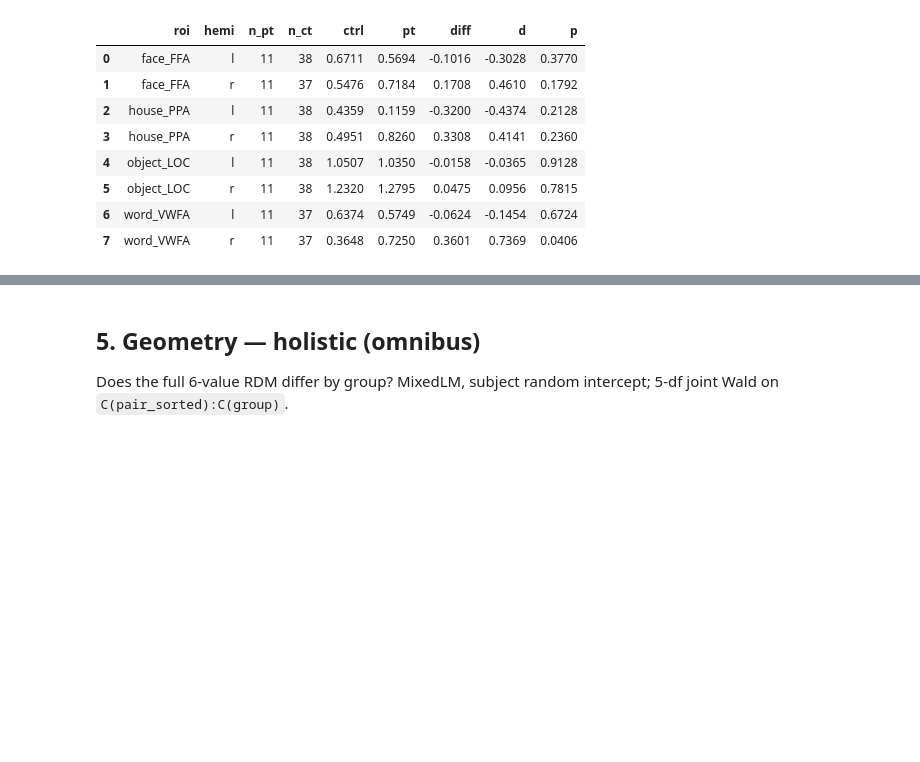
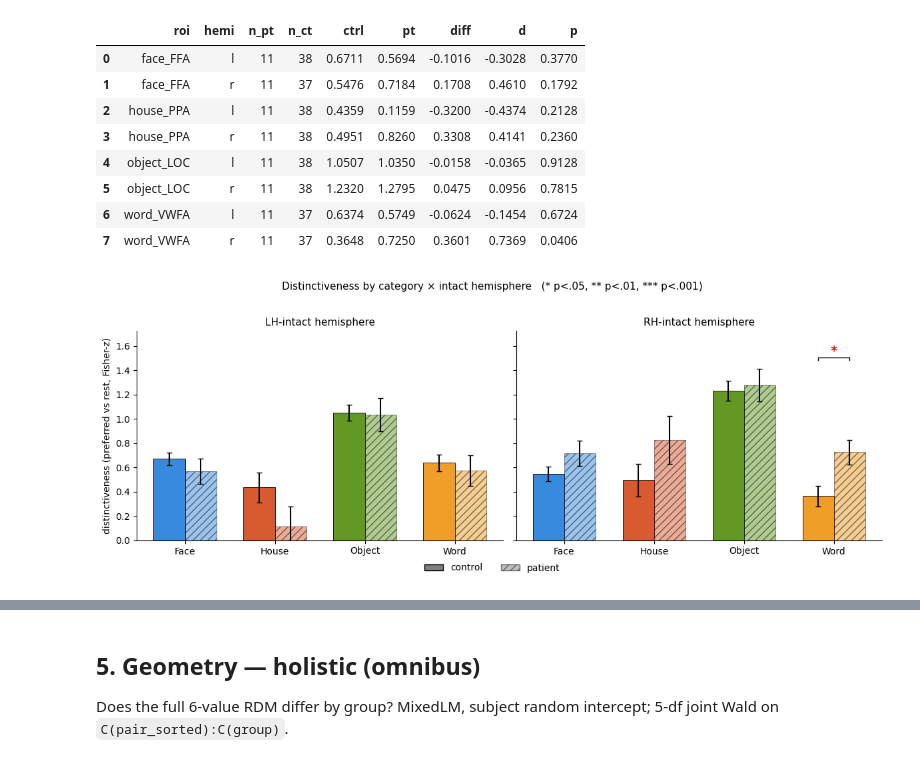
Before and after one commit to cnsimmons/sym_pt, a Jupyter notebook: D_liu/category_rsa_geometry.ipynb, the cells around one changed output, grey strips where cells are left out. Cells and saved outputs as stored; diff of their text form; code cells hidden in the pictures; blank space fills up the shorter version.

Commit message:
working on figures for representational section

```diff
--- a/D_liu/category_rsa_geometry.ipynb
+++ b/D_liu/category_rsa_geometry.ipynb
@@ -149,3 +149,59 @@ distinct.round(4)
 | 5 | object_LOC | r | 11 | 38 | 1.2320 | 1.2795 | 0.0475 | 0.0956 | 0.7815 |
 | 6 | word_VWFA | l | 11 | 37 | 0.6374 | 0.5749 | -0.0624 | -0.1454 | 0.6724 |
 | 7 | word_VWFA | r | 11 | 37 | 0.3648 | 0.7250 | 0.3601 | 0.7369 | 0.0406 |
+# %%
+# ─── Distinctiveness (measure 1): 4 categories × intact hemi, WTA style ──
+from matplotlib.patches import Patch
+
+CAT_COLORS = {'face': '#378ADD', 'house': '#D85A30', 'object': '#639922', 'word': '#EF9F27'}
+ROI_FOR = {'face': 'face_FFA', 'house': 'house_PPA', 'object': 'object_LOC', 'word': 'word_VWFA'}
+CATS_PANEL = ['face', 'house', 'object', 'word']
+
+def _stars(p):
+    if np.isnan(p): return ''
+    if p < .001: return '***'
+    if p < .01:  return '**'
+    if p < .05:  return '*'
+    return ''
+
+# per-subject distinctiveness (preferred-vs-rest), one value per category/hemi
+dd = (df.drop_duplicates(["subject_id","category","hemi"])
+        [["subject_id","category","hemi","is_pt","liu_distinctiveness"]].copy())
+dd["group"] = np.where(dd["is_pt"]==1, "patient", "control")
+
+fig, axes = plt.subplots(1, 2, figsize=(12, 4.5), sharey=True)
+for ax, h, hlabel in zip(axes, ['l','r'], ['LH-intact','RH-intact']):
+    x = np.arange(len(CATS_PANEL)); w = 0.35; max_top = 0
+    for offset, grp, alpha, hatch in [(-w/2,'control',1.0,''), (+w/2,'patient',0.5,'///')]:
+        means, sems = [], []
+        for c in CATS_PANEL:
+            v = dd[(dd.category==ROI_FOR[c]) & (dd.hemi==h) & (dd.group==grp)]['liu_distinctiveness'].dropna().values
+            means.append(v.mean() if len(v) else np.nan)
+            sems.append(v.std()/np.sqrt(len(v)) if len(v)>1 else 0)
+        ax.bar(x+offset, means, w, yerr=sems, color=[CAT_COLORS[c] for c in CATS_PANEL],
+               alpha=alpha, hatch=hatch, edgecolor='black', linewidth=0.6, capsize=3)
+        max_top = max(max_top, np.nanmax([m+s for m,s in zip(means,sems)]))
+
+    by = max_top*1.05; bh = max_top*0.015
+    for xi, c in enumerate(CATS_PANEL):
+        row = distinct[(distinct.roi==ROI_FOR[c]) & (distinct.hemi==h)]
+        st = _stars(float(row['p'].iloc[0])) if len(row) else ''
+        if st:
+            ax.plot([xi-w/2,xi-w/2,xi+w/2,xi+w/2],[by,by+bh,by+bh,by], color='black', lw=1)
+            ax.text(xi, by+bh, st, ha='center', va='bottom', color='red', fontsize=14, fontweight='bold')
+
+    ax.set_ylim(0, max_top*1.22)
+    ax.set_xticks(x); ax.set_xticklabels([c.title() for c in CATS_PANEL], fontsize=10)
+    ax.set_title(f'{hlabel} hemisphere', fontsize=11)
+    ax.spines[['top','right']].set_visible(False)
+    if h=='l': ax.set_ylabel('distinctiveness (preferred vs rest, Fisher-z)', fontsize=10)
+
+handles = [Patch(facecolor='gray', edgecolor='black', label='control'),
+           Patch(facecolor='gray', alpha=0.5, edgecolor='black', hatch='///', label='patient')]
+fig.legend(handles=handles, ncol=2, frameon=False, fontsize=10, loc='lower center', bbox_to_anchor=(0.5,-0.02))
+fig.suptitle('Distinctiveness by category × intact hemisphere   (* p<.05, ** p<.01, *** p<.001)', fontsize=11)
+plt.tight_layout(rect=[0,0.03,1,0.96])
+plt.savefig(FIG_DIR / 'distinctiveness_bars.png', dpi=300, bbox_inches='tight')
+plt.show()
+# %% [output]
+[figure, added]
```
Also changed, not shown: parts of 3 cells of this notebook.
